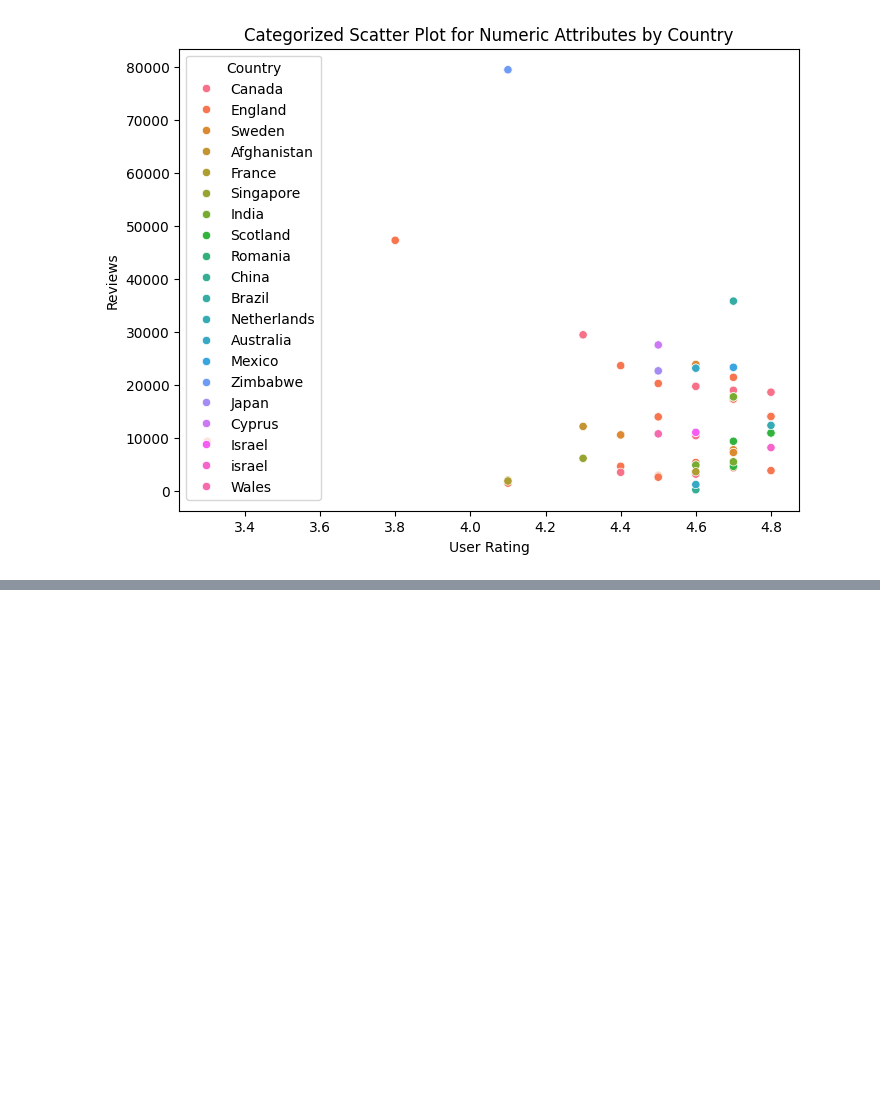
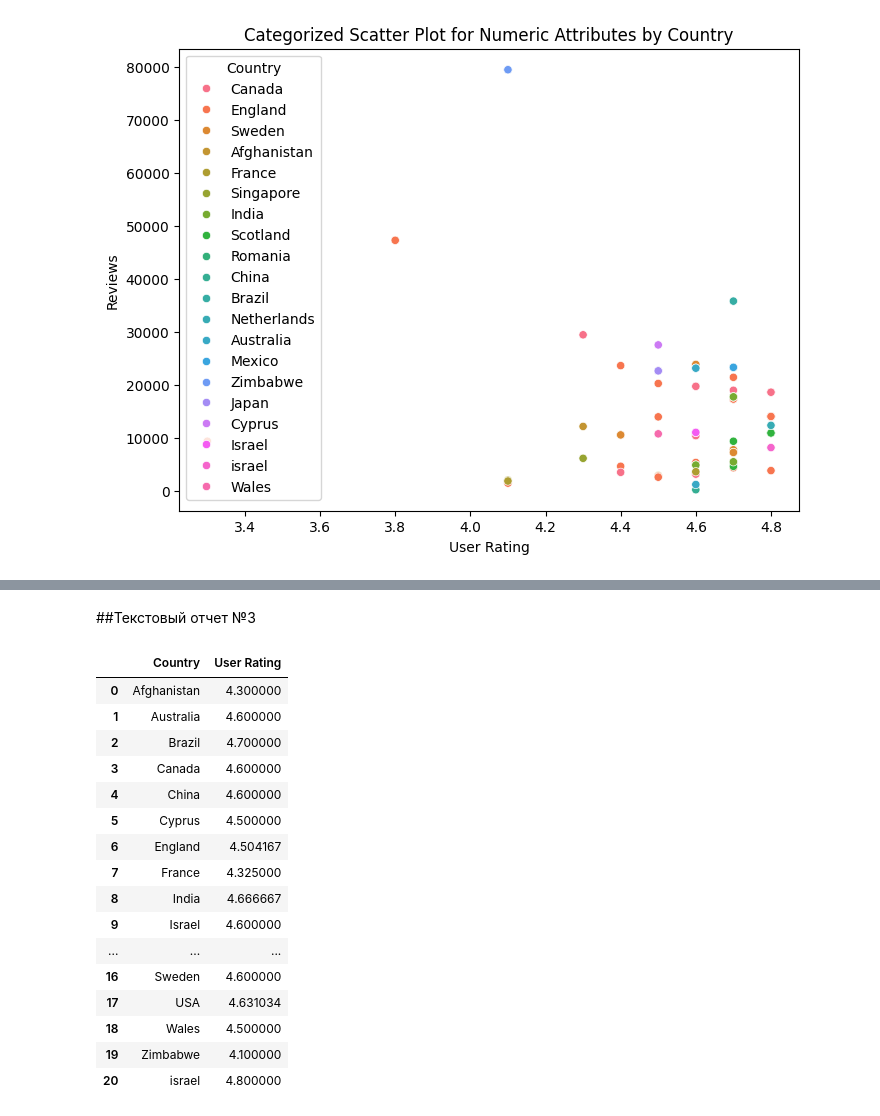
Before and after one commit to p1ugg/Dataset, a Jupyter notebook: main.ipynb, the cells around one changed output, grey strips where cells are left out. Cells and saved outputs as stored; diff of their text form; code cells hidden in the pictures; blank space fills up the shorter version.

```diff
--- a/main.ipynb
+++ b/main.ipynb
@@ -489,0 +583,41 @@ plt.show()
+# %% [markdown]
+##Текстовый отчет №3
+# %%
+# Функция для расчета среднего рейтинга на страну
+def get_average_rating_by_country(df: pd.DataFrame) -> pd.DataFrame:
+    """
+    Функция распределение среднего рейтинга в зависимости от страны.
+
+    Parameters
+    ----------
+    df : pd.DataFrame
+        Исходная таблица с данными.
+
+    Returns
+    -------
+    pd.DataFrame
+        Отчет о распределении среднего рейтинга в зависимости от страны
+    """
+
+    country_rating = df.groupby('Country')['User Rating'].mean().reset_index()
+    return country_rating
+
+get_average_rating_by_country(BOOKS)
+# %% [output]
+|  | Country | User Rating |
+| 0 | Afghanistan | 4.300000 |
+| 1 | Australia | 4.600000 |
+| 2 | Brazil | 4.700000 |
+| 3 | Canada | 4.600000 |
+| 4 | China | 4.600000 |
+| 5 | Cyprus | 4.500000 |
+| 6 | England | 4.504167 |
+| 7 | France | 4.325000 |
+| 8 | India | 4.666667 |
+| 9 | Israel | 4.600000 |
+| ... | ... | ... |
+| 16 | Sweden | 4.600000 |
+| 17 | USA | 4.631034 |
+| 18 | Wales | 4.500000 |
+| 19 | Zimbabwe | 4.100000 |
+| 20 | israel | 4.800000 |
```
Also changed, not shown: parts of 7 cells of this notebook.
